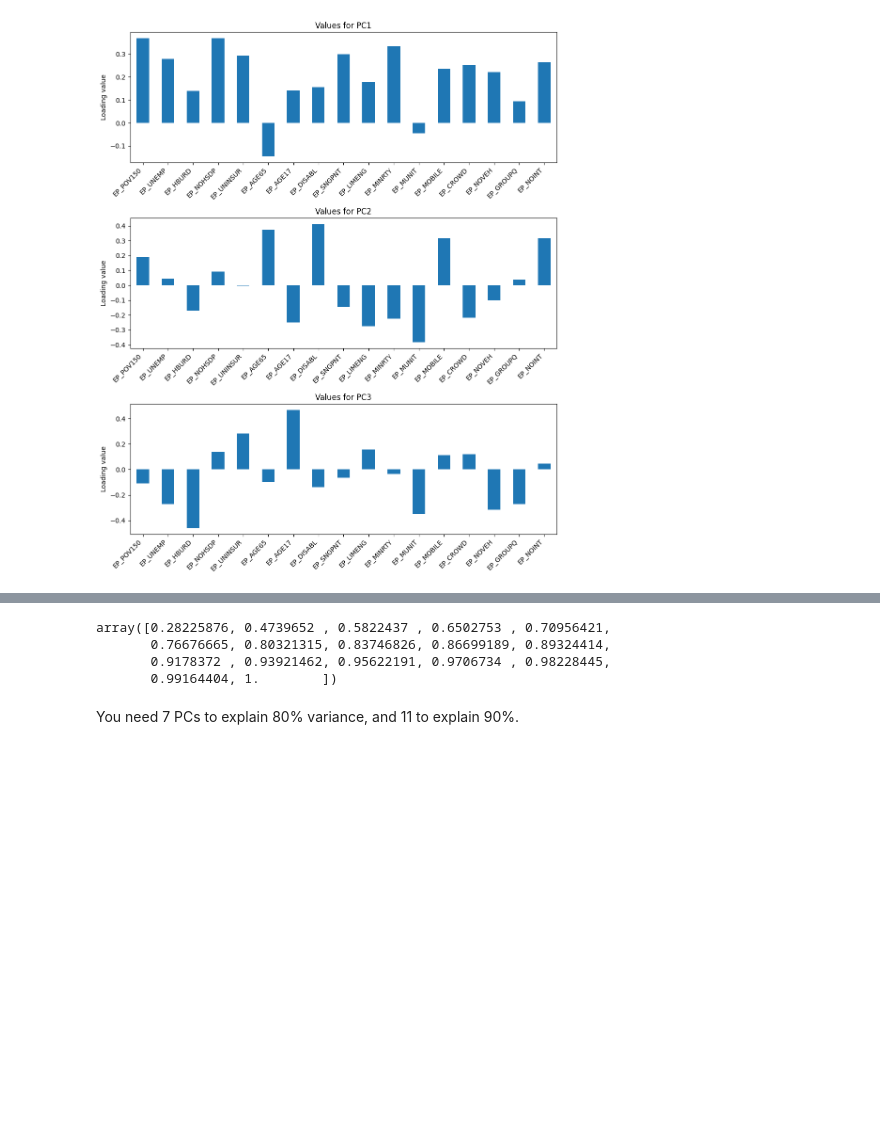
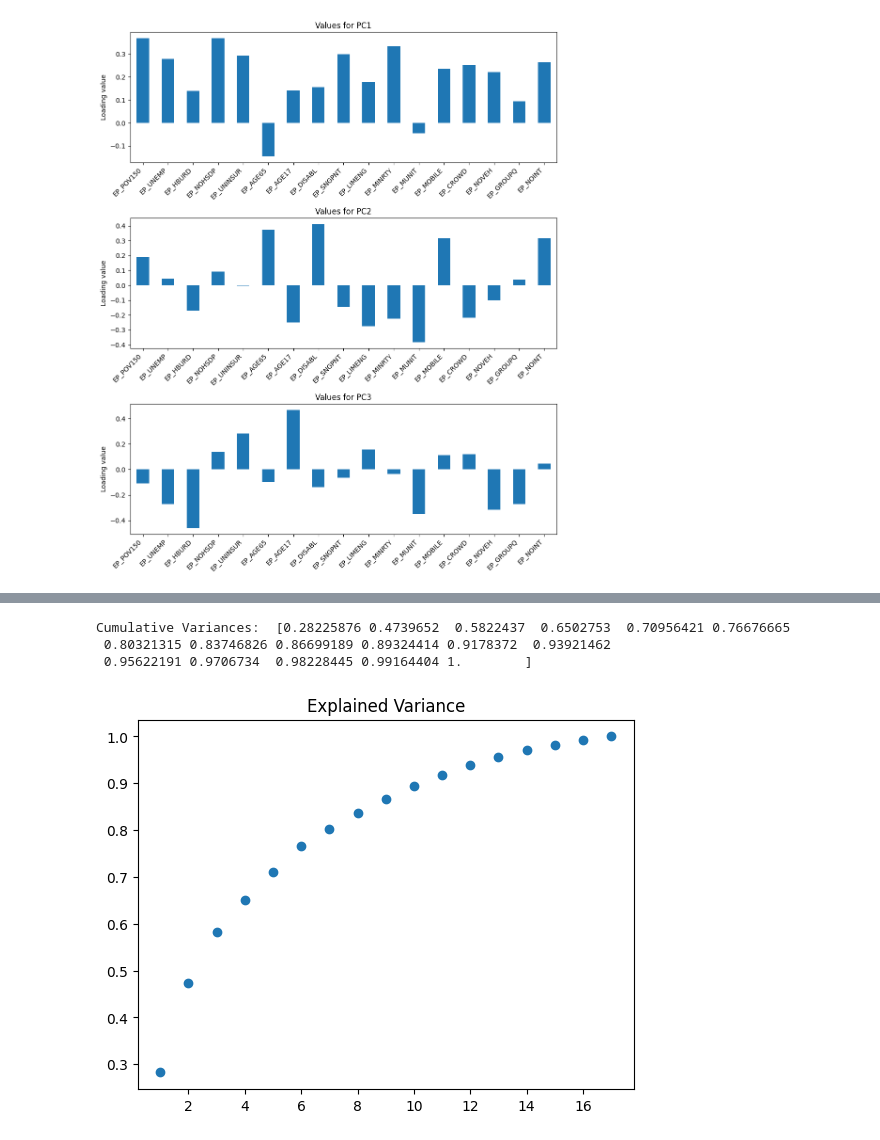
Before and after one commit to CassidyKainalu/Machine_Learning_2025, a Jupyter notebook: homework/HW_03.ipynb, the cells around one changed output, grey strips where cells are left out. Saved outputs shown, nothing was run; the diff lists cells and outputs as text; code cells hidden in the pictures; blank space fills up the shorter version.

```diff
--- a/homework/HW_03.ipynb
+++ b/homework/HW_03.ipynb
@@ -33,15 +94,16 @@ plt.show()
 # %%
 # EXAMINING EXPLAINED VARIANCE
 pca_full = PCA()
 pca_full.fit(df_scaled)
 cum_var = np.cumsum(pca_full.explained_variance_ratio_)
 N_comp_80 = np.argmax(cum_var >= 0.80) + 1
 N_comp_90 = np.argmax(cum_var >= 90)
-cum_var
+print('Cumulative Variances: ',cum_var)
+plt.scatter(np.linspace(1,17,17),cum_var)
+plt.title('Explained Variance')
+plt.show()
 # %% [output]
-array([0.28225876, 0.4739652 , 0.5822437 , 0.6502753 , 0.70956421,
-       0.76676665, 0.80321315, 0.83746826, 0.86699189, 0.89324414,
-       0.9178372 , 0.93921462, 0.95622191, 0.9706734 , 0.98228445,
-       0.99164404, 1.        ])
+Cumulative Variances:  [0.28225876 0.4739652  0.5822437  0.6502753  0.70956421 0.76676665
+ 0.80321315 0.83746826 0.86699189 0.89324414 0.9178372  0.93921462
+ 0.95622191 0.9706734  0.98228445 0.99164404 1.        ]
+[figure, added]
-# %% [markdown]
-You need 7 PCs to explain 80% variance, and 11 to explain 90%.
```
Also changed, not shown: parts of 18 cells of this notebook, 3 other files.
